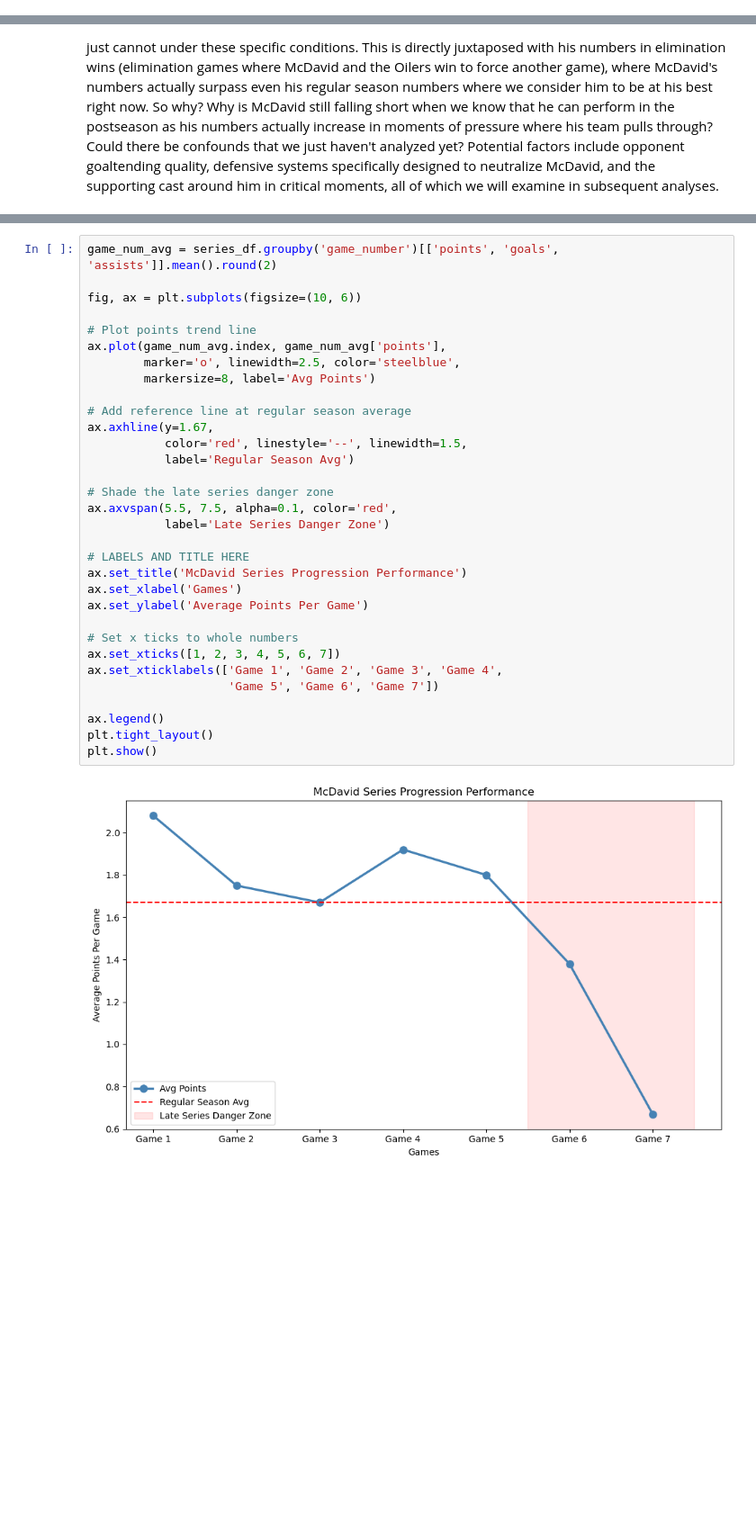
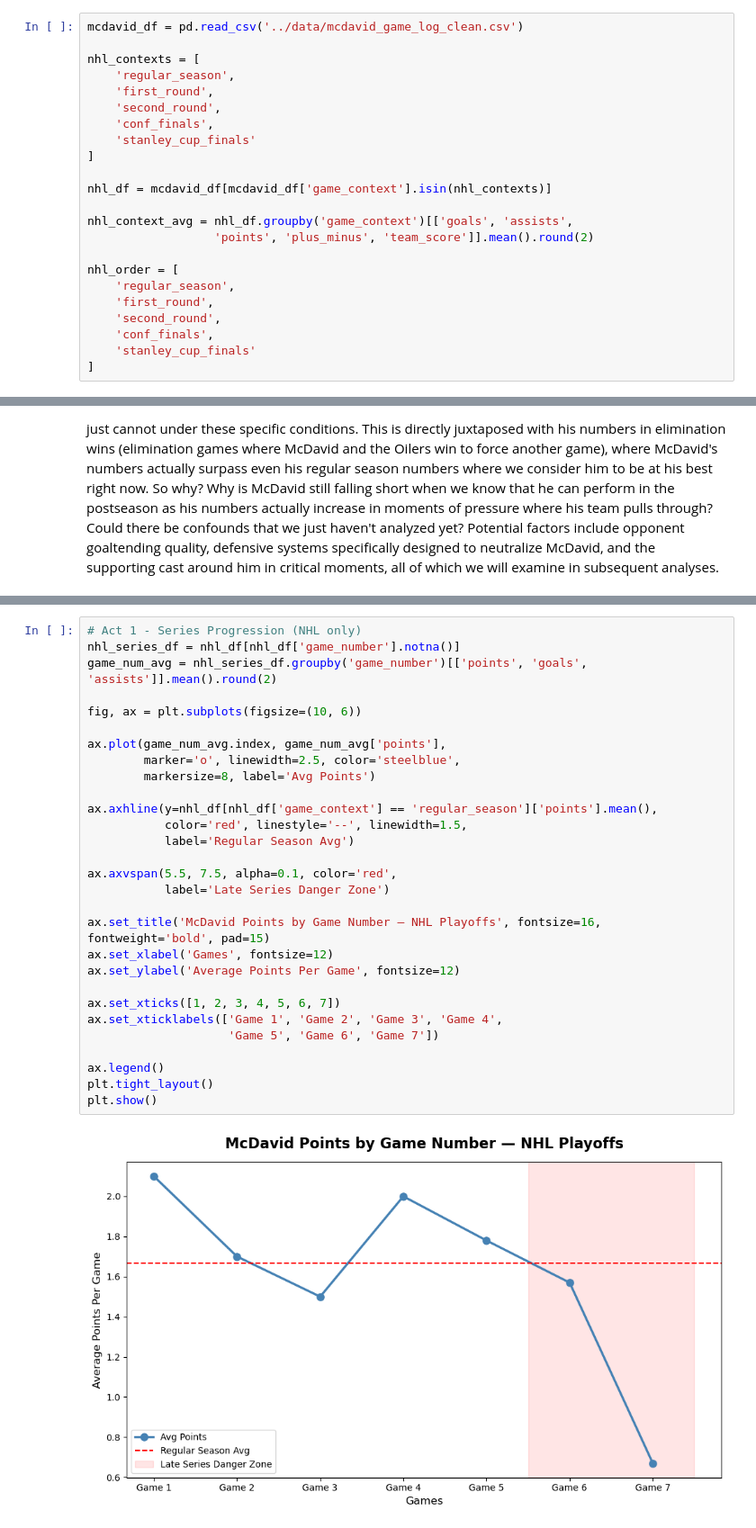
Before and after one commit to KylanHuynh7/Variance97, a Jupyter notebook: notebooks/01_data_loading_and_exploration.ipynb, the cells around one changed output, grey strips where cells are left out. Shown at 90% size. Cells and saved outputs as stored; diff of their text form; blank space fills up the shorter version.

```diff
--- a/notebooks/01_data_loading_and_exploration.ipynb
+++ b/notebooks/01_data_loading_and_exploration.ipynb
@@ -65 +60,24 @@ context_avg
+# %%
+mcdavid_df = pd.read_csv('../data/mcdavid_game_log_clean.csv')
+
+nhl_contexts = [
+    'regular_season',
+    'first_round',
+    'second_round',
+    'conf_finals',
+    'stanley_cup_finals'
+]
+
+nhl_df = mcdavid_df[mcdavid_df['game_context'].isin(nhl_contexts)]
+
+nhl_context_avg = nhl_df.groupby('game_context')[['goals', 'assists',
+                  'points', 'plus_minus', 'team_score']].mean().round(2)
+
+nhl_order = [
+    'regular_season',
+    'first_round',
+    'second_round',
+    'conf_finals',
+    'stanley_cup_finals'
+]
 # %%
@@ -223,36 +249,33 @@ series_df = mcdavid_df[mcdavid_df['game_number'].notna()]
 # %%
-game_num_avg = series_df.groupby('game_number')[['points', 'goals', 'assists']].mean().round(2)
+# Act 1 - Series Progression (NHL only)
+nhl_series_df = nhl_df[nhl_df['game_number'].notna()]
+game_num_avg = nhl_series_df.groupby('game_number')[['points', 'goals', 'assists']].mean().round(2)
 
 fig, ax = plt.subplots(figsize=(10, 6))
 
-# Plot points trend line
 ax.plot(game_num_avg.index, game_num_avg['points'],
         marker='o', linewidth=2.5, color='steelblue',
         markersize=8, label='Avg Points')
 
-# Add reference line at regular season average
-ax.axhline(y=1.67,
+ax.axhline(y=nhl_df[nhl_df['game_context'] == 'regular_season']['points'].mean(),
            color='red', linestyle='--', linewidth=1.5,
            label='Regular Season Avg')
 
-# Shade the late series danger zone
 ax.axvspan(5.5, 7.5, alpha=0.1, color='red',
            label='Late Series Danger Zone')
 
-# LABELS AND TITLE HERE
-ax.set_title('McDavid Series Progression Performance')
-ax.set_xlabel('Games')
-ax.set_ylabel('Average Points Per Game')
+ax.set_title('McDavid Points by Game Number — NHL Playoffs', fontsize=16, fontweight='bold', pad=15)
+ax.set_xlabel('Games', fontsize=12)
+ax.set_ylabel('Average Points Per Game', fontsize=12)
 
-# Set x ticks to whole numbers
 ax.set_xticks([1, 2, 3, 4, 5, 6, 7])
 ax.set_xticklabels(['Game 1', 'Game 2', 'Game 3', 'Game 4',
                     'Game 5', 'Game 6', 'Game 7'])
 
 ax.legend()
 plt.tight_layout()
 plt.show()
 # %% [output]
-[figure, old version]
+[figure, new version]
 # %% [markdown]
 ### Interpretation
```
Also changed, not shown: parts of 23 cells of this notebook.
